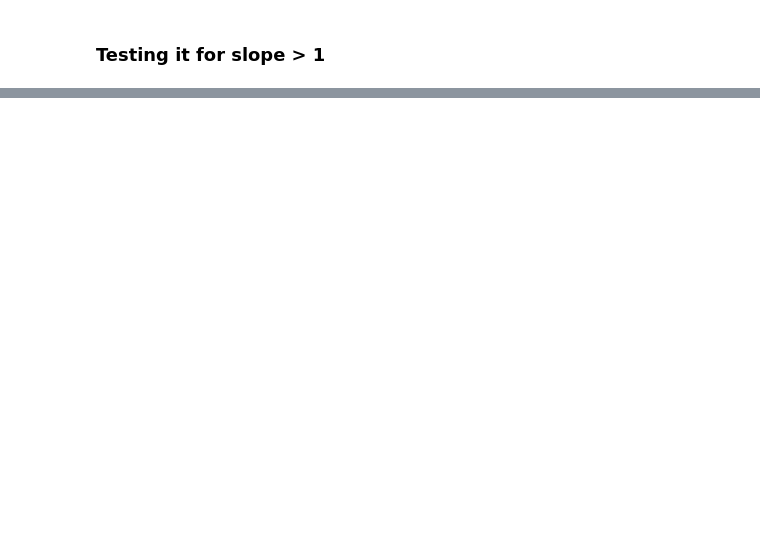
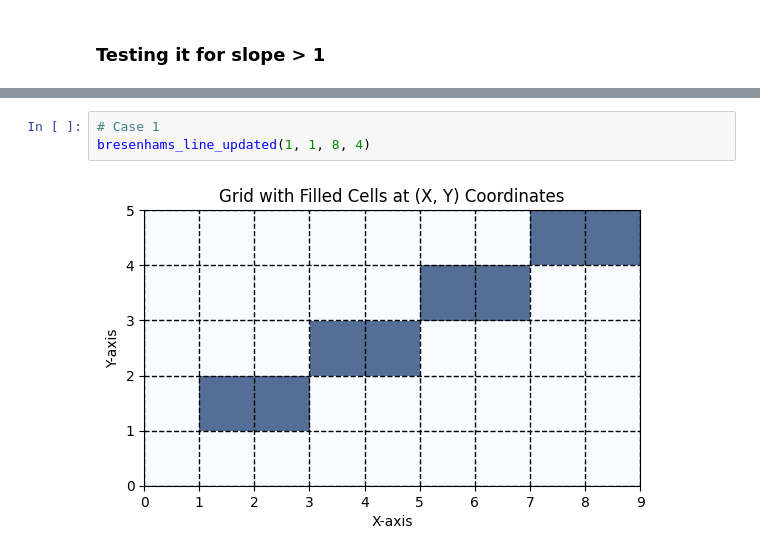
Before and after one commit to codermehraj/Computer-Graphics-and-Image-Processing-Lab, a Jupyter notebook: Bresenham's Line Drawing Algorithm/bresenham.ipynb, the cells around one changed output, grey strips where cells are left out. Cells and saved outputs as stored; diff of their text form; blank space fills up the shorter version.

```diff
--- a/Bresenham's Line Drawing Algorithm/bresenham.ipynb
+++ b/Bresenham's Line Drawing Algorithm/bresenham.ipynb
@@ -193,0 +213,5 @@ bresenhams_line_updated(1, 1, 40, 80)
+# %%
+# Case 1
+bresenhams_line_updated(1, 1, 8, 4)
+# %% [output]
+[figure, added]
```
Also changed, not shown: parts of 10 cells of this notebook.
